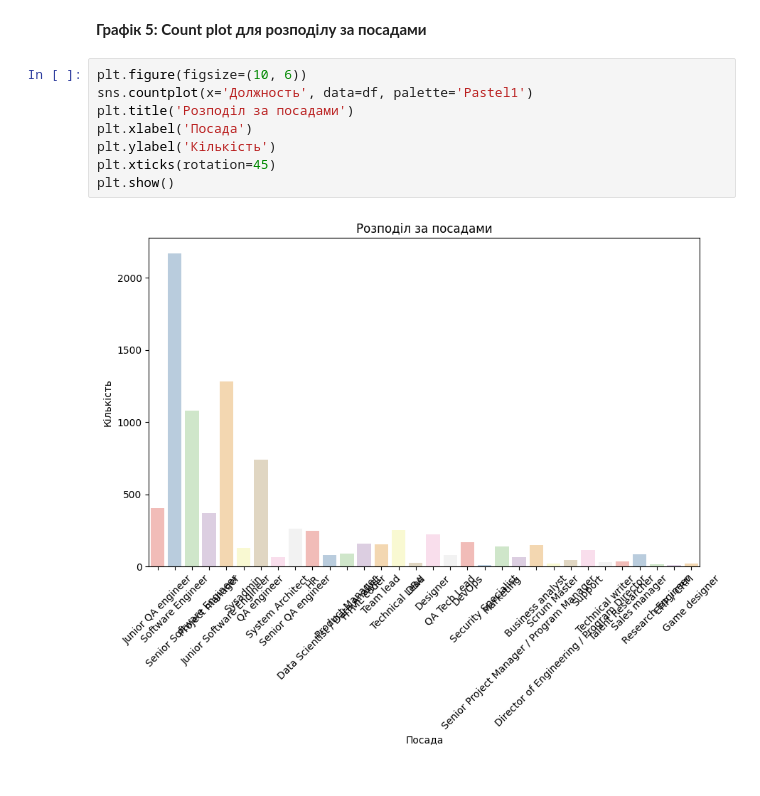
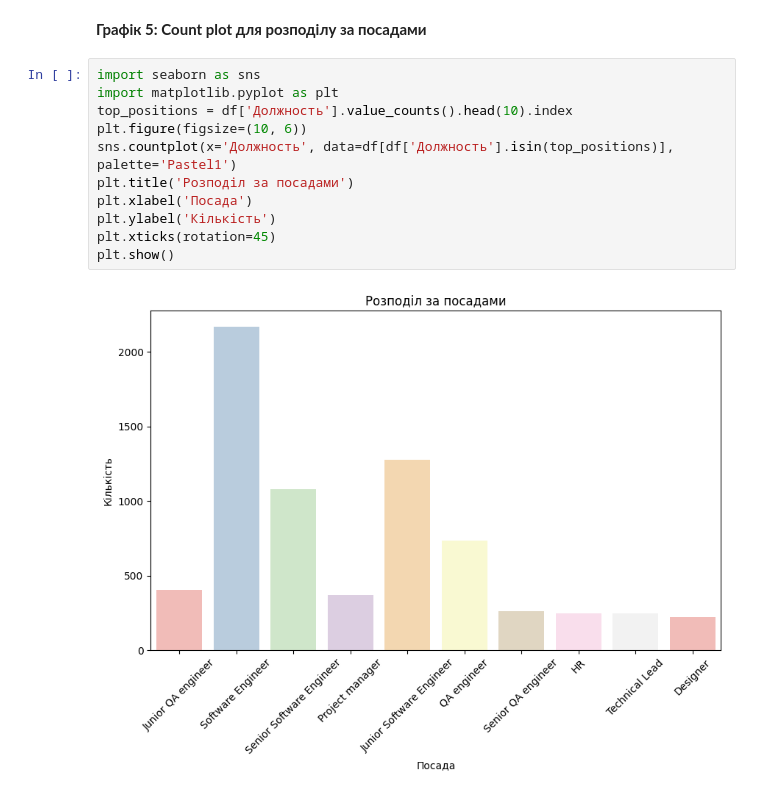
Before and after one commit to svitlana2299/DS_HW_2, a Jupyter notebook: Hw2.2.ipynb, the cells around one changed output. Drawn from its saved outputs; the diff is of its cells as text.

```diff
--- a/Hw2.2.ipynb
+++ b/Hw2.2.ipynb
@@ -256,12 +344,15 @@ plt.show()
 # %% [markdown]
 **Графік 5: Count plot для розподілу за посадами**
 # %%
+import seaborn as sns
+import matplotlib.pyplot as plt
+top_positions = df['Должность'].value_counts().head(10).index
 plt.figure(figsize=(10, 6))
-sns.countplot(x='Должность', data=df, palette='Pastel1')
+sns.countplot(x='Должность', data=df[df['Должность'].isin(top_positions)], palette='Pastel1')
 plt.title('Розподіл за посадами')
 plt.xlabel('Посада')
 plt.ylabel('Кількість')
 plt.xticks(rotation=45)
 plt.show()
 # %% [output]
-[figure, old version]
+[figure, new version]
```
Also changed, not shown: parts of 10 cells of this notebook, 2 other files.
